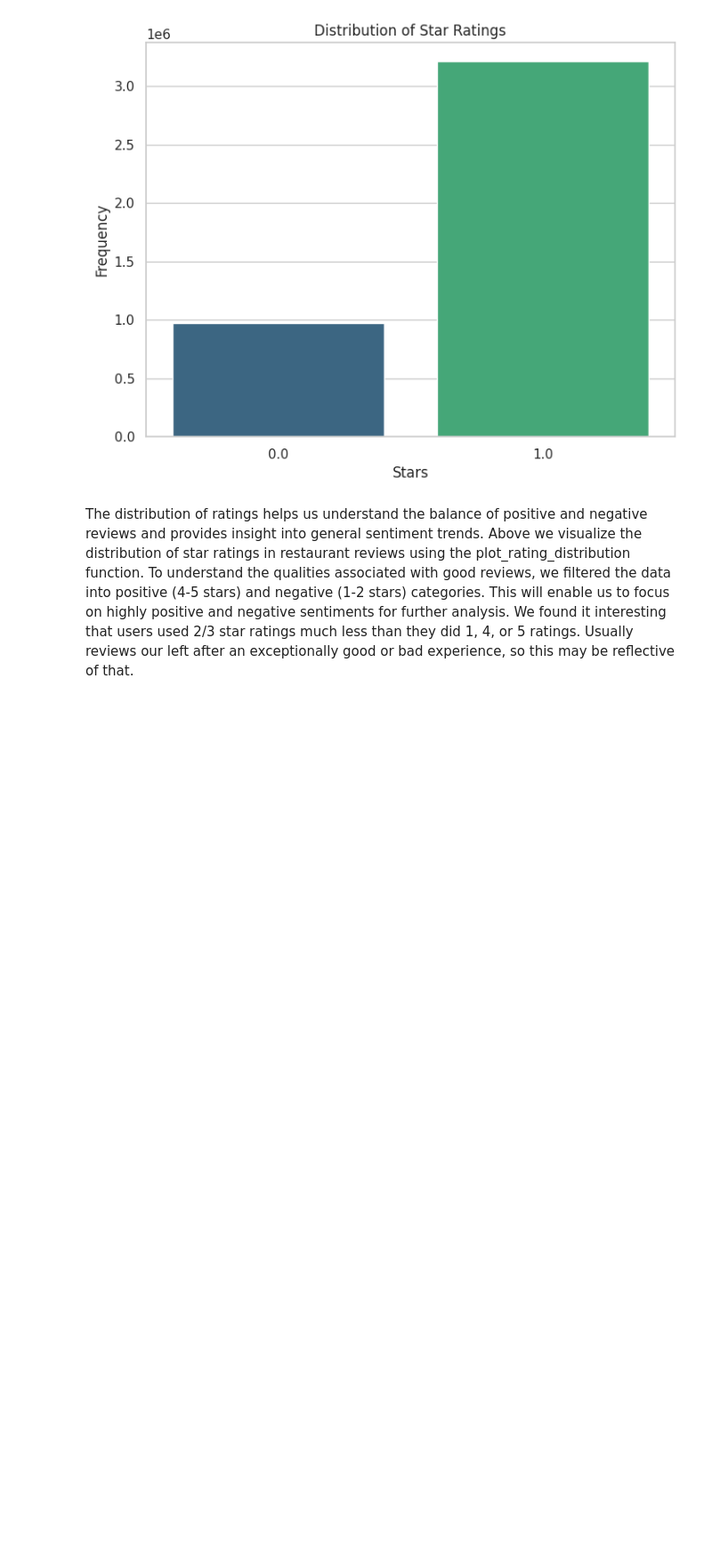
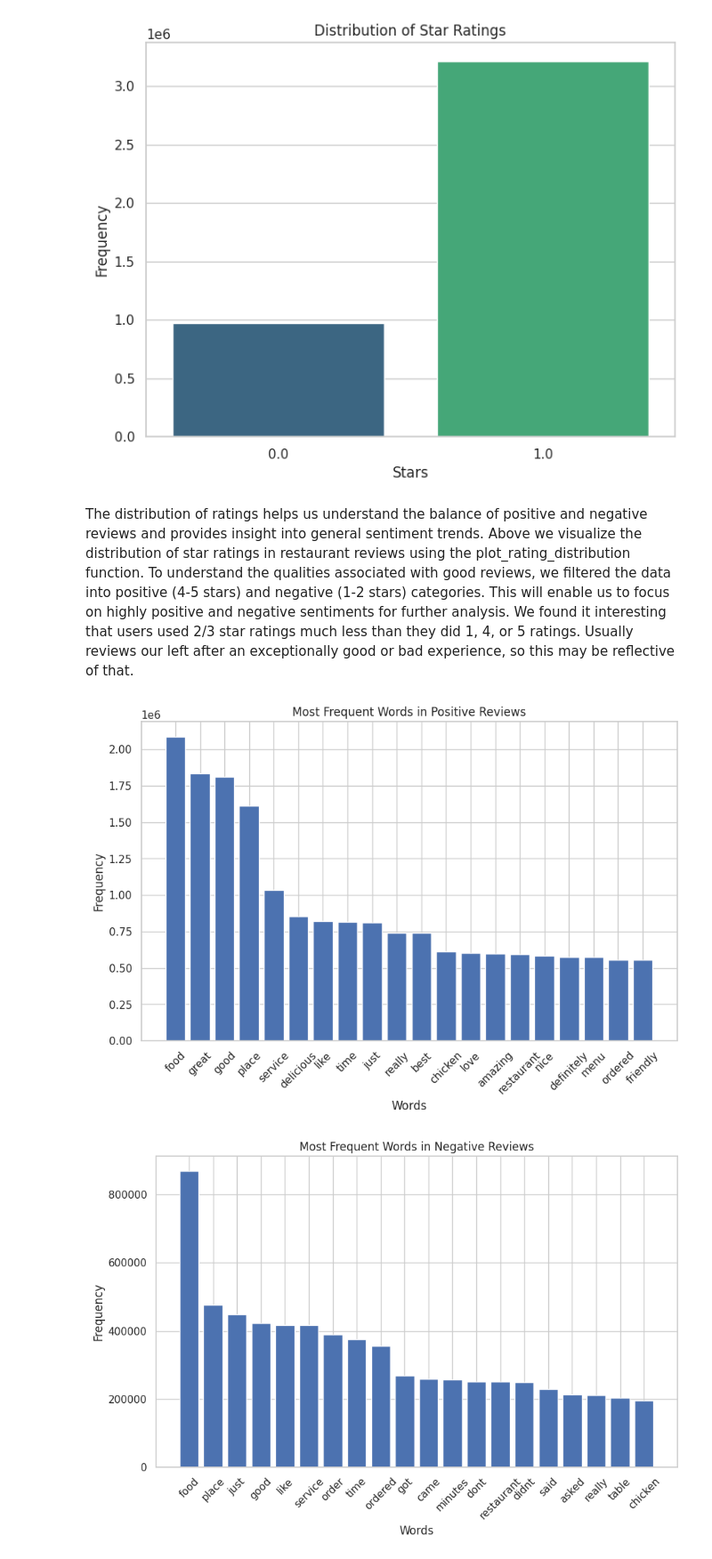
Before and after one commit to Wsprung/restaurant-rankings-data-analysis, a Jupyter notebook: yelp-dataset-manipulation.ipynb, the cells around one changed output. Shown at 89% size. Saved outputs shown, nothing was run; the diff lists cells and outputs as text; code cells hidden in the pictures; blank space fills up the shorter version.

Commit message:
Kaggle Notebook | Yelp Dataset Manipulation | Adding bar charts to visualize word frequency

```diff
--- a/yelp-dataset-manipulation.ipynb
+++ b/yelp-dataset-manipulation.ipynb
@@ -196,0 +195,30 @@ The distribution of ratings helps us understand the balance of positive and nega
+# %%
+# Further analysis: bar charts to visualize frequent terms in positive and negative reviews
+from sklearn.feature_extraction.text import CountVectorizer
+import matplotlib.pyplot as plt
+
+# Plotting most frequest words
+def plot_frequent_words(text, title, n=20):
+    vectorizer = CountVectorizer(stop_words='english', max_features=n)
+    word_matrix = vectorizer.fit_transform(text)
+    sum_words = word_matrix.sum(axis=0)
+    words_freq = [(word, sum_words[0, idx]) for word, idx in vectorizer.vocabulary_.items()]
+    words_freq = sorted(words_freq, key=lambda x: x[1], reverse=True)
+
+    words, freqs = zip(*words_freq)
+    plt.figure(figsize=(10, 6))
+    plt.bar(words, freqs)
+    plt.title(title)
+    plt.xticks(rotation=45)
+    plt.xlabel("Words")
+    plt.ylabel("Frequency")
+    plt.show()
+
+positive_reviews = restaurant_reviews_df[restaurant_reviews_df['label'] == 1]['cleaned_text']
+negative_reviews = restaurant_reviews_df[restaurant_reviews_df['label'] == 0]['cleaned_text']
+
+plot_frequent_words(positive_reviews, title="Most Frequent Words in Positive Reviews")
+plot_frequent_words(negative_reviews, title="Most Frequent Words in Negative Reviews")
+# %% [output]
+[figure, added]
+[figure, added]
```
Also changed, not shown: parts of 2 cells of this notebook.
